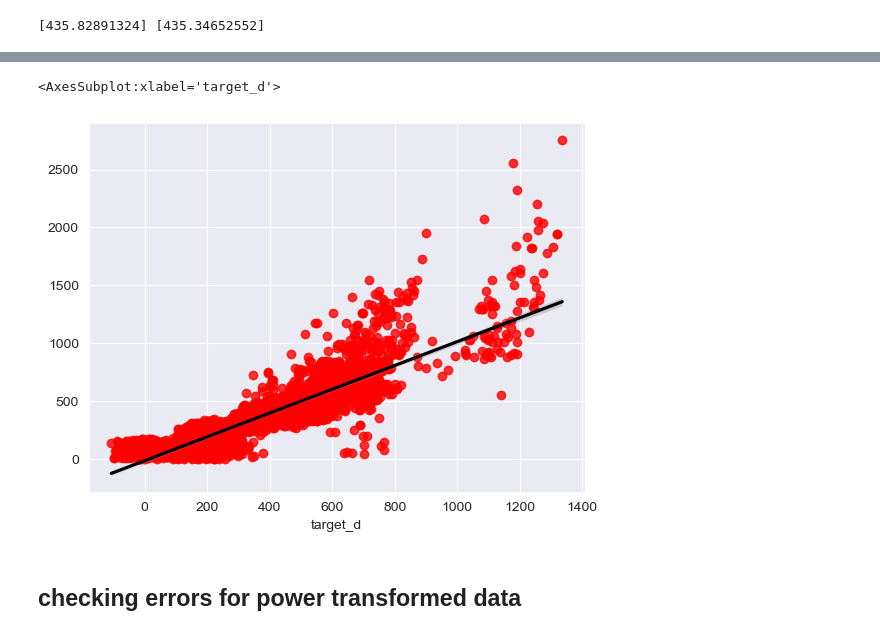
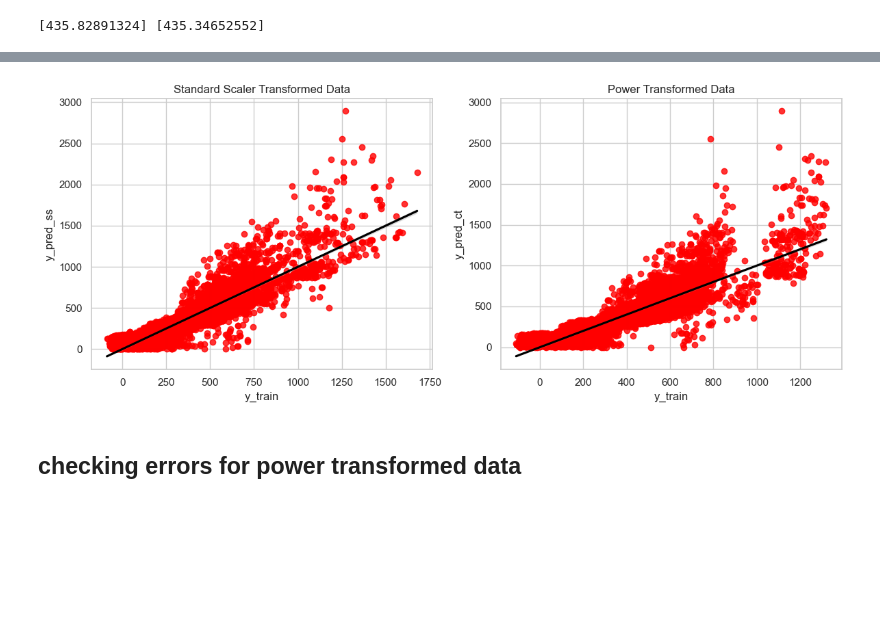
Before and after one commit to Phylanxy/Labs, a Jupyter notebook: week 4/Day 2/Lab_linear_regression.ipynb, the cells around one changed output, grey strips where cells are left out. Drawn from its saved outputs; the diff is of its cells as text; code cells hidden in the pictures; blank space fills up the shorter version.

```diff
--- a/week 4/Day 2/Lab_linear_regression.ipynb
+++ b/week 4/Day 2/Lab_linear_regression.ipynb
@@ -347,5 +259,5 @@ print(model_ss.intercept_, model_ct.intercept_)
 [435.82891324] [435.34652552]
 # %%
 # standard scaler data
-y_pred_ss = pd.DataFrame(model_ss.predict(X_test_ct),columns = ['total_claim_amount'] )      # model prediction
-y_pred_train_ss = pd.DataFrame(model_ss.predict(X_train_ct),columns = ['total_claim_amount'])
+y_pred_ss = pd.DataFrame(model_ss.predict(X_test_ss),columns = ['total_claim_amount'] )      # model prediction
+y_pred_train_ss = pd.DataFrame(model_ss.predict(X_train_ss),columns = ['total_claim_amount'])
@@ -462,11 +298,25 @@ ax[2].plot(y_pred_ct,np.zeros(len(y_pred_ct)),linestyle='dashed')
-# %%
-# more fancy with seaborn
-yp_ = y_pred_ct
-yt_ = y_test
-sns.regplot(x=yp_,y=yt_,scatter_kws={"color": "red"}, line_kws={"color": "black"})
-# %% [output]
-<AxesSubplot:xlabel='target_d'>
-[figure, removed]
+# %%
+# Create a figure and axis
+fig, ax = plt.subplots(nrows=1, ncols=2, figsize=(12, 5))
+
+# Plot the first distribution
+sns.regplot(x=y_pred_train_ss,y=y_train,scatter_kws={"color": "red"}, line_kws={"color": "black"}, ax=ax[0])
+ax[0].set_title("Standard Scaler Transformed Data")
+ax[0].set_xlabel('y_train')
+ax[0].set_ylabel('y_pred_ss')
+# Plot the second distribution
+sns.regplot(x=y_pred_train_ct,y=y_train,scatter_kws={"color": "red"}, line_kws={"color": "black"}, ax=ax[1])
+ax[1].set_title("Power Transformed Data")
+ax[1].set_xlabel('y_train')
+ax[1].set_ylabel("y_pred_ct")
+
+# Adjust the plot layout
+plt.tight_layout()
+
+# Show the plot
+plt.show()
+# %% [output]
+[figure, added]
 # %% [markdown]
 ## checking errors for power transformed data
 # %% [markdown]
```
Also changed, not shown: parts of 51 cells of this notebook, 5 other files.
